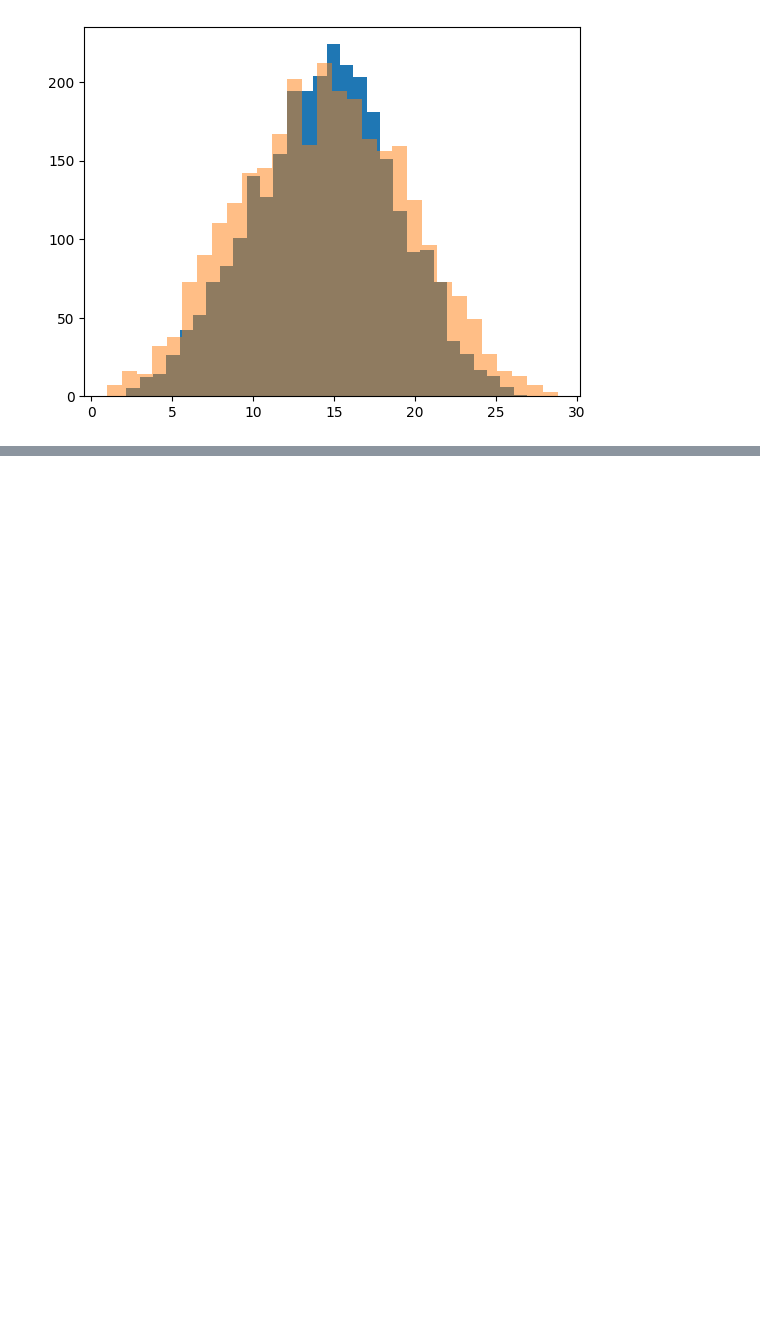
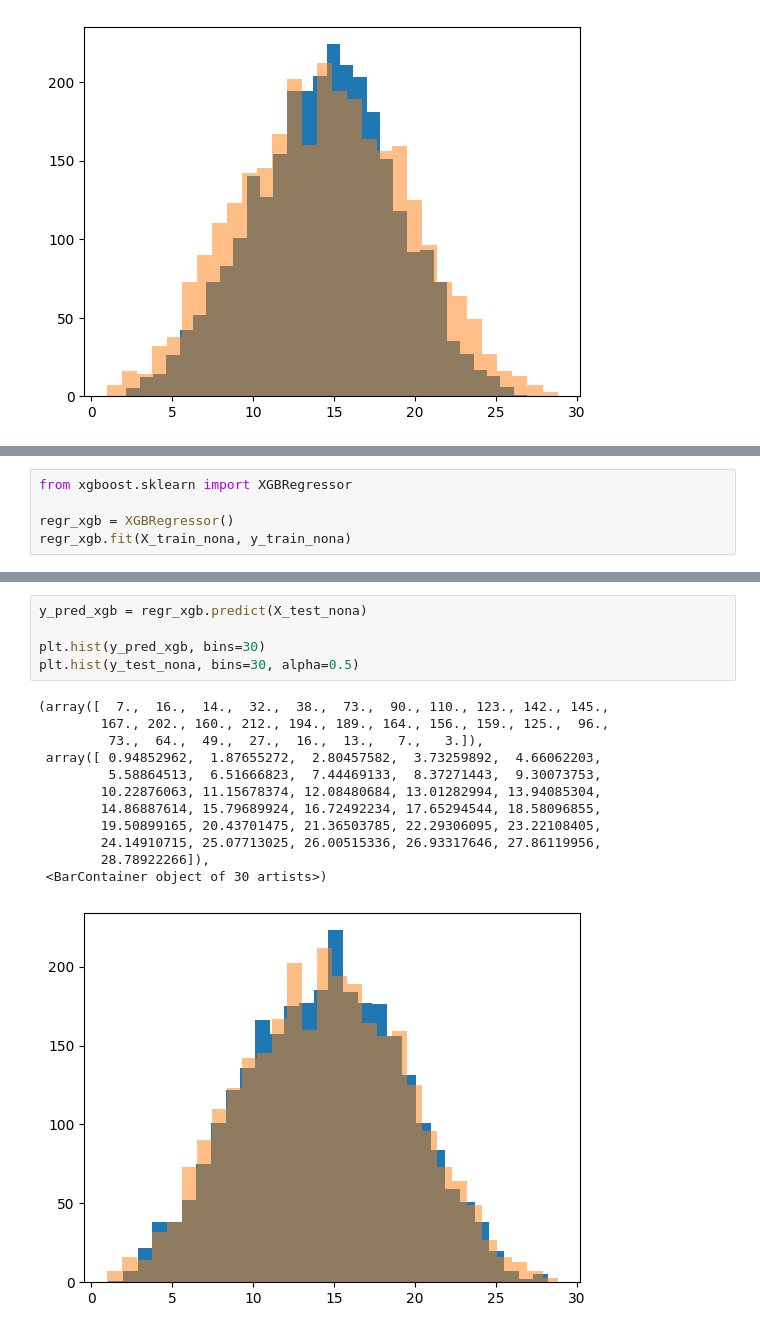
Before and after one commit to jaBrzosko/automl, a Jupyter notebook: labs/lab1/hw.ipynb, the cells around one changed output, grey strips where cells are left out. Cells and saved outputs as stored; diff of their text form; blank space fills up the shorter version.

```diff
--- a/labs/lab1/hw.ipynb
+++ b/labs/lab1/hw.ipynb
@@ -277,0 +280,5 @@ plt.hist(y_test_nona, bins=30, alpha=0.5)
+# %%
+from xgboost.sklearn import XGBRegressor
+
+regr_xgb = XGBRegressor()
+regr_xgb.fit(X_train_nona, y_train_nona)
@@ -277,0 +297,18 @@ plt.hist(y_test_nona, bins=30, alpha=0.5)
+# %%
+y_pred_xgb = regr_xgb.predict(X_test_nona)
+
+plt.hist(y_pred_xgb, bins=30)
+plt.hist(y_test_nona, bins=30, alpha=0.5)
+# %% [output]
+(array([  7.,  16.,  14.,  32.,  38.,  73.,  90., 110., 123., 142., 145.,
+        167., 202., 160., 212., 194., 189., 164., 156., 159., 125.,  96.,
+         73.,  64.,  49.,  27.,  16.,  13.,   7.,   3.]),
+ array([ 0.94852962,  1.87655272,  2.80457582,  3.73259892,  4.66062203,
+         5.58864513,  6.51666823,  7.44469133,  8.37271443,  9.30073753,
+        10.22876063, 11.15678374, 12.08480684, 13.01282994, 13.94085304,
+        14.86887614, 15.79689924, 16.72492234, 17.65294544, 18.58096855,
+        19.50899165, 20.43701475, 21.36503785, 22.29306095, 23.22108405,
+        24.14910715, 25.07713025, 26.00515336, 26.93317646, 27.86119956,
+        28.78922266]),
+ <BarContainer object of 30 artists>)
+[figure, added]
```
Also changed, not shown: parts of 5 cells of this notebook.
